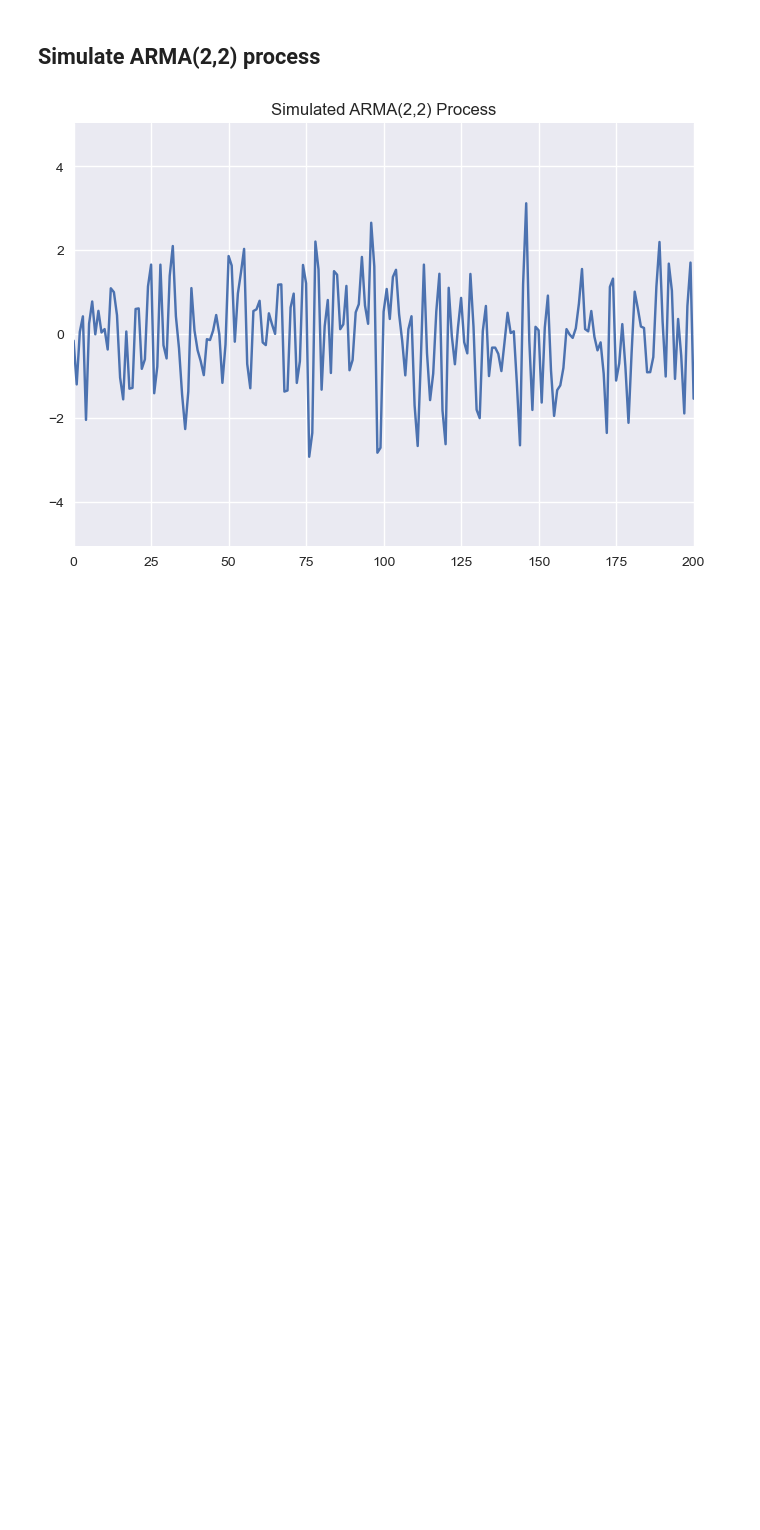
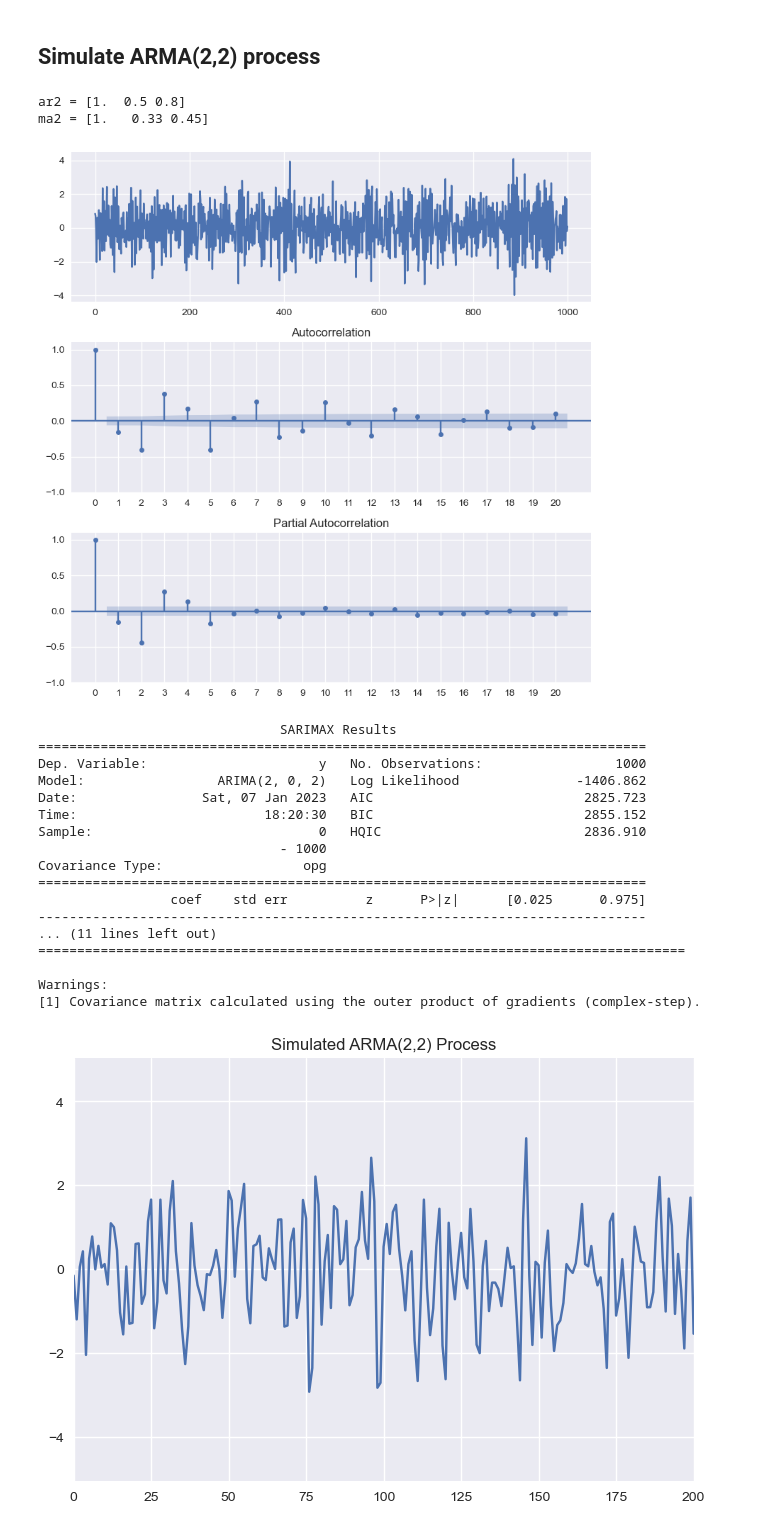
Before and after one commit to omdgit/AppliedTimeSeriesAnalysisWithPython, a Jupyter notebook: my work/HOTSAP_ARMA.ipynb, the cells around one changed output. Cells and saved outputs as stored; diff of their text form; code cells hidden in the pictures; blank space fills up the shorter version.

```diff
--- a/my work/HOTSAP_ARMA.ipynb
+++ b/my work/HOTSAP_ARMA.ipynb
@@ -42,6 +43,51 @@ plot_acf(ARMA_1);
 [figure]
 # %% [markdown]
 ## Simulate ARMA(2,2) process
+# %%
+ar2 = np.array([1, 0.5, 0.8])
+ma2 = np.array([1, 0.33, 0.45])
+print('ar2 = {}'.format(ar2))
+print('ma2 = {}'.format(ma2))
+arma2_process = ArmaProcess(ar2, ma2).generate_sample(nsample=1000)
+
+fig, (ax1, ax2, ax3) = plt.subplots(3, 1, figsize=(8, 8))
+
+ax1.plot(arma2_process);
+
+plot_acf(arma2_process, lags=20, ax=ax2)
+ax2.xaxis.set_major_locator(mticker.FixedLocator(np.arange(0, 21)))
+ax2.set_ylim(-1, 1.1)
+
+plot_pacf(arma2_process, lags=20, ax=ax3)
+ax3.xaxis.set_major_locator(mticker.FixedLocator(np.arange(0, 21)));\
+ax3.set_ylim(-1, 1.1)
+
+plt.tight_layout()
+plt.show()
+
+model_arma2 = ARIMA(arma2_process, order=(2,0,2), enforce_stationarity=False).fit()
+print(model_arma2.summary())
+# %% [output]
+ar2 = [1.  0.5 0.8]
+ma2 = [1.   0.33 0.45]
+[figure, added]
+                               SARIMAX Results
+==============================================================================
+Dep. Variable:                      y   No. Observations:                 1000
+Model:                 ARIMA(2, 0, 2)   Log Likelihood               -1406.862
+Date:                Sat, 07 Jan 2023   AIC                           2825.723
+Time:                        18:20:30   BIC                           2855.152
+Sample:                             0   HQIC                          2836.910
+                               - 1000
+Covariance Type:                  opg
+==============================================================================
+                 coef    std err          z      P>|z|      [0.025      0.975]
+------------------------------------------------------------------------------
+... (11 lines left out)
+===================================================================================
+
+Warnings:
+[1] Covariance matrix calculated using the outer product of gradients (complex-step).
 # %%
 ar2 = np.array([1, 0.33, 0.5])
 ma2 = np.array([1, 0.9, 0.3])
```
Also changed, not shown: parts of 1 cell of this notebook.
